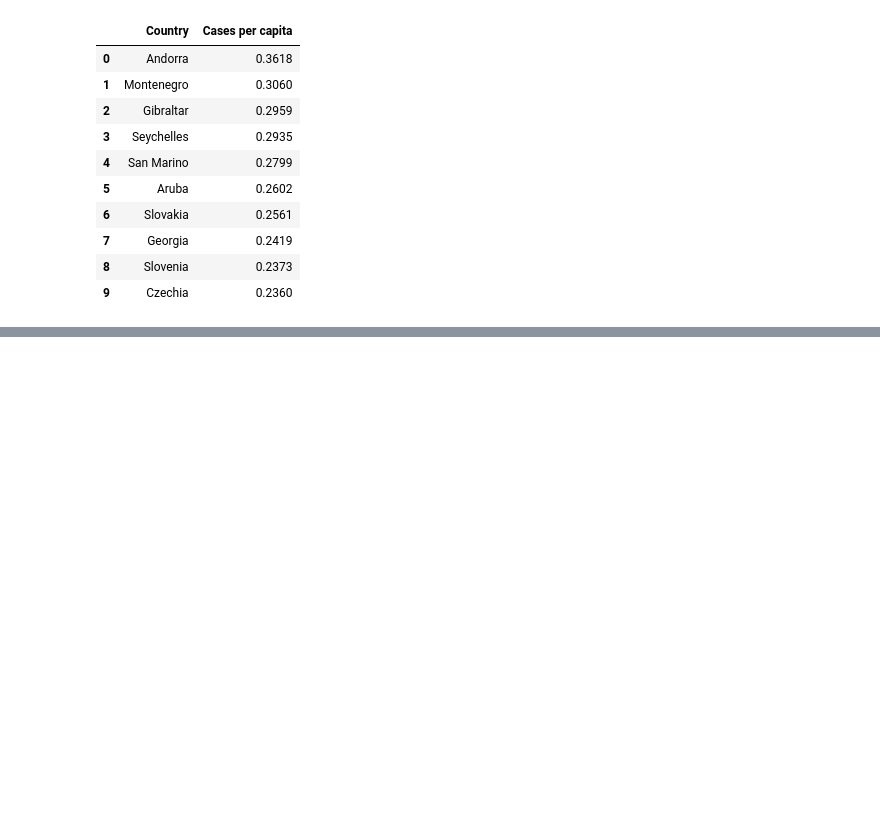
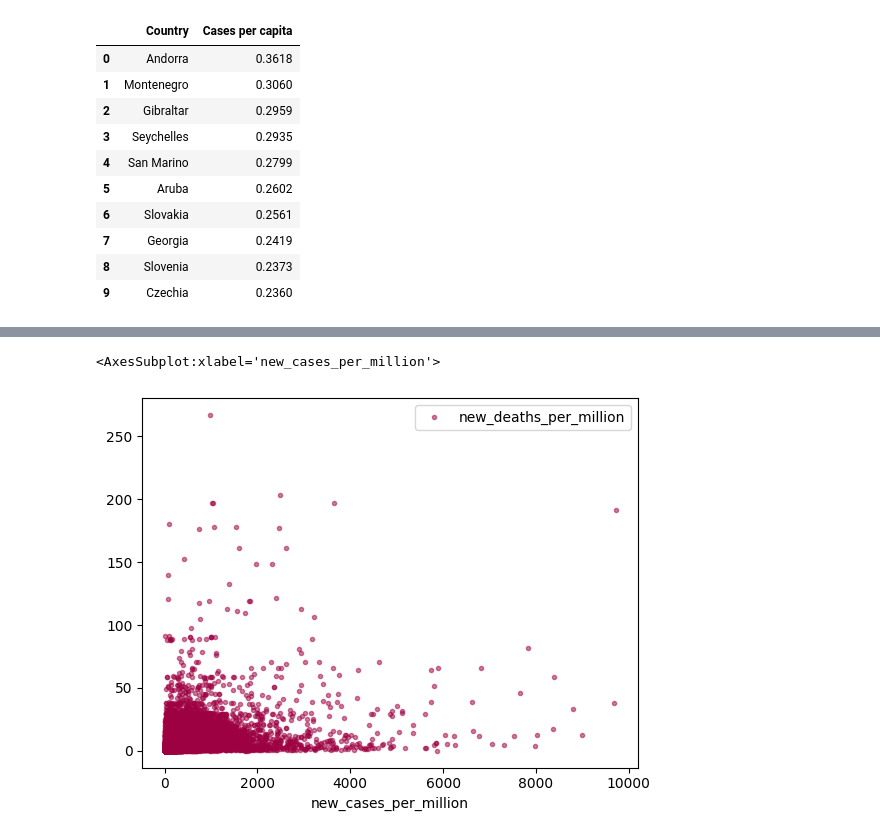
Before and after one commit to msdec321/PythonBasics, a Jupyter notebook: statistics/basics.ipynb, the cells around one changed output, grey strips where cells are left out. Saved outputs shown, nothing was run; the diff lists cells and outputs as text; code cells hidden in the pictures; blank space fills up the shorter version.

```diff
--- a/statistics/basics.ipynb
+++ b/statistics/basics.ipynb
@@ -127,3 +137,20 @@ df.drop('Vacc per capita', 1).drop('Deaths per capita', 1).dropna().round(decima
 | 7 | Georgia | 0.2419 |
 | 8 | Slovenia | 0.2373 |
 | 9 | Czechia | 0.2360 |
+# %%
+# Correlation between variables with conditioning
+
+df1 = data.set_index('location')
+df2 = df1.loc['United States']
+
+
+print('Correlation between Covid-19 cases and Covid-19 deaths:')
+display(df2['total_cases'].dropna().corr(df2['total_deaths']))
+print('---------')
+
+print('Correlation between Covid-19 cases and Covid-19 vaccinations:')
+display(df2['total_cases'].dropna().corr(df2['total_vaccinations']))
+print('---------')
+
+print('Correlation between Covid-19 deaths and Covid-19 vaccinations:')
+display(df2['total_deaths'].dropna().corr(df2['total_vaccinations']))
@@ -129,0 +188,12 @@ df.drop('Vacc per capita', 1).drop('Deaths per capita', 1).dropna().round(decima
+# %%
+# Scatter plots
+from matplotlib import cm
+
+cmap = cm.get_cmap('Spectral')
+
+df1 = data.loc[(0 < data['new_cases_per_million']) & (data['new_cases_per_million'] < 10000)]
+df2 = df1.loc[0 < data['new_deaths_per_million']]
+df2.plot(x='new_cases_per_million', y='new_deaths_per_million', style='.', alpha = 0.5, cmap=cmap)
+# %% [output]
+<AxesSubplot:xlabel='new_cases_per_million'>
+[figure, added]
```
Also changed, not shown: parts of 4 cells of this notebook.
